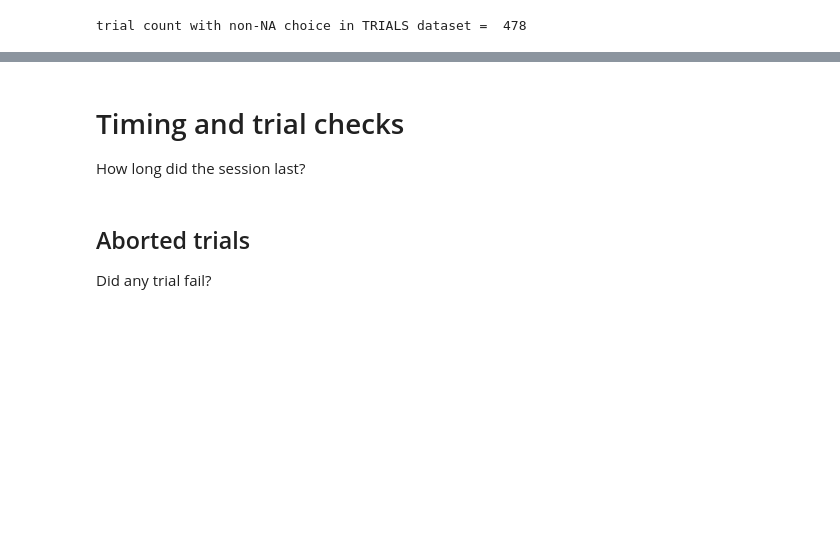
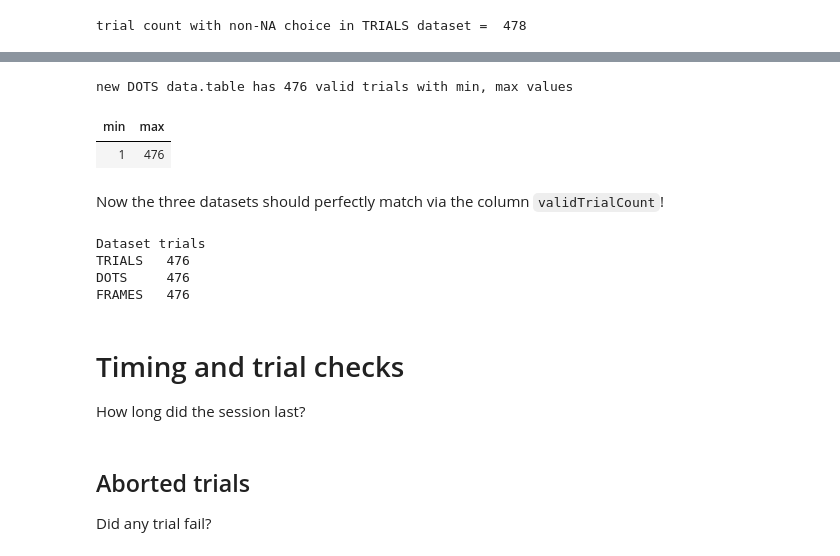
Before and after one commit to TheGoldLab/Analysis_SingleCP_DotsReversal, a Jupyter notebook: Jupyter/pilot11.ipynb, the cells around one changed output, grey strips where cells are left out. Saved outputs shown, nothing was run; the diff lists cells and outputs as text; code cells hidden in the pictures; blank space fills up the shorter version.

```diff
--- a/Jupyter/pilot11.ipynb
+++ b/Jupyter/pilot11.ipynb
@@ -229,0 +276,6 @@ Hurray, we managed to match `FRAMES` and `TRIALS`!
+# %%
+# let's perform an inner join now
+setkey(DOTS, trialCount)
+setkey(tmp_dt, trialCount)
+DOTS <- DOTS[tmp_dt, nomatch=0]
+# str(DOTS)
@@ -230,3 +300,25 @@ Hurray, we managed to match `FRAMES` and `TRIALS`!
+# %%
+# And we are done!
+cat('new DOTS data.table has',
+    nrow(DOTS[!is.na(validTrialCount),.N,by=validTrialCount]),
+    'valid trials with min, max values')
+DOTS[!is.na(validTrialCount),.(min=min(validTrialCount), max=max(validTrialCount))]
+# %% [output]
+new DOTS data.table has 476 valid trials with min, max values
+| min | max |
+| 1 | 476 |
+# %% [markdown]
+Now the three datasets should perfectly match via the column `validTrialCount`!
+# %%
+cat('Dataset trials',
+    '\nTRIALS  ',nrow(TRIALS[!is.na(validTrialCount)]),
+    '\nDOTS    ',nrow(DOTS[!is.na(validTrialCount),.N,by=validTrialCount]),
+    '\nFRAMES  ',nrow(FRAMES[!is.na(validTrialCount),.N,by=validTrialCount]))
+# %% [output]
+Dataset trials
+TRIALS   476
+DOTS     476
+FRAMES   476
 # %% [markdown]
 # Timing and trial checks
 <a id='checks'></a>
```
Also changed, not shown: parts of 22 cells of this notebook.
